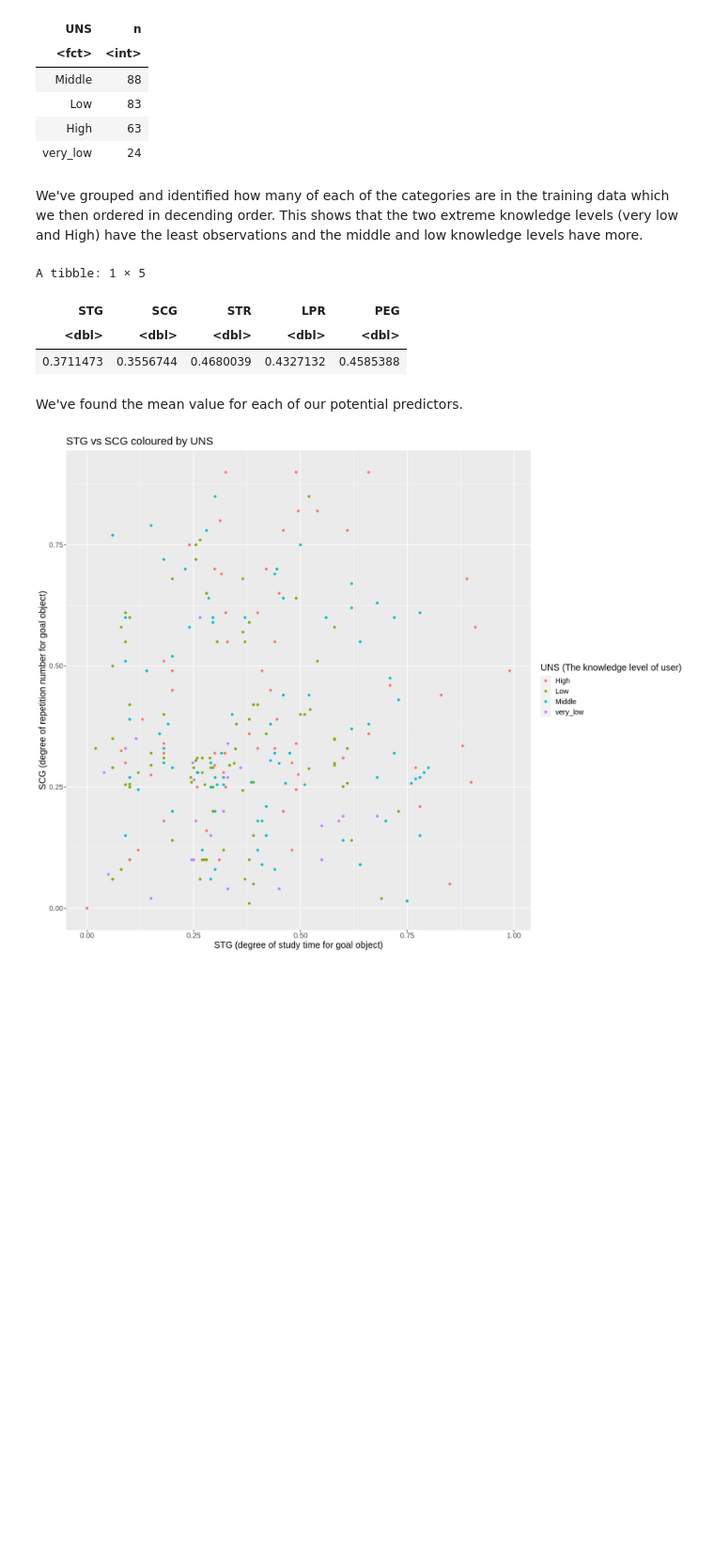
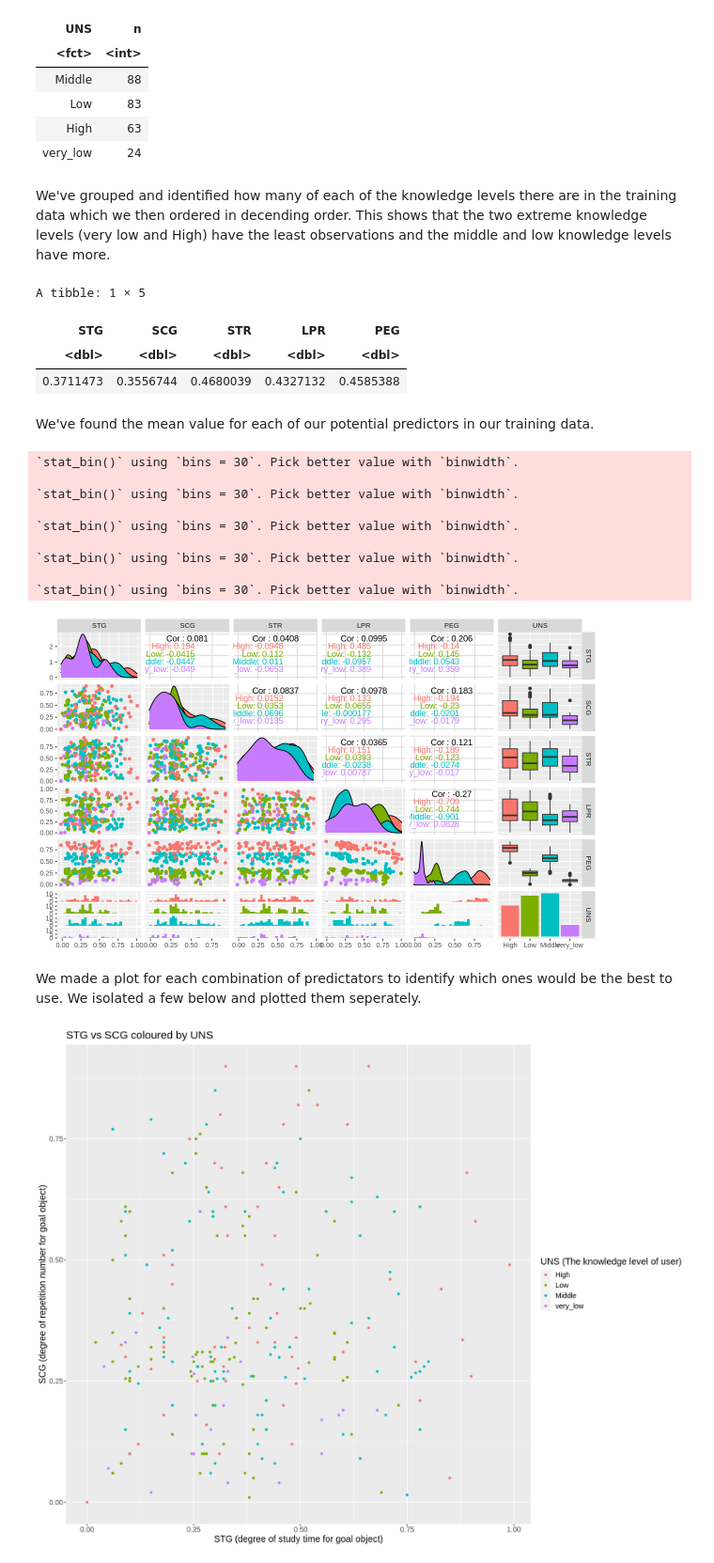
Before and after one commit to Jet-G/dsci-group-project-14, a Jupyter notebook: proposal/Proposal.ipynb, the cells around one changed output. Shown: that part at 94% size. Drawn from its saved outputs; the diff is of its cells as text; code cells hidden in the pictures; blank space fills up the shorter version.

```diff
--- a/proposal/Proposal.ipynb
+++ b/proposal/Proposal.ipynb
@@ -31,5 +47,5 @@ download.file(url, destfile = "data/Data_User_Modeling_Dataset_Hamdi.xls")
 # %%
-training_data <- read_excel("data/Data_User_Modeling_Dataset_Hamdi.xls", sheet = 2) %>%
+training_data <- read_excel("Data_User_Modeling_Dataset_Hamdi.xls", sheet = 2) %>%
 select(STG:UNS) %>%
 mutate(UNS = as.factor(UNS))
 training_data
@@ -102,7 +118,7 @@ A tibble: 4 × 2
 | High | 63 |
 | very_low | 24 |
 # %% [markdown]
-We've grouped and identified how many of each of the categories are in the training data which we then ordered in decending order. This shows that the two extreme knowledge levels (very low and High) have the least observations and the middle and low knowledge levels have more.
+We've grouped and identified how many of each of the knowledge levels there are in the training data which we then ordered in decending order. This shows that the two extreme knowledge levels (very low and High) have the least observations and the middle and low knowledge levels have more.
 # %%
 UNS_mean <- select(training_data, STG:PEG) %>%
 map_df(mean, na.rm = TRUE)
@@ -114,7 +130,25 @@ A tibble: 1 × 5
 | <dbl> | <dbl> | <dbl> | <dbl> | <dbl> |
 | 0.3711473 | 0.3556744 | 0.4680039 | 0.4327132 | 0.4585388 |
 # %% [markdown]
-We've found the mean value for each of our potential predictors.
+We've found the mean value for each of our potential predictors in our training data.
+# %%
+graph <- training_data %>%
+    ggpairs(aes(color = UNS))
+
+graph
+# %% [output]
+`stat_bin()` using `bins = 30`. Pick better value with `binwidth`.
+
+`stat_bin()` using `bins = 30`. Pick better value with `binwidth`.
+
+`stat_bin()` using `bins = 30`. Pick better value with `binwidth`.
+
+`stat_bin()` using `bins = 30`. Pick better value with `binwidth`.
+
+`stat_bin()` using `bins = 30`. Pick better value with `binwidth`.
+[figure, added]
+# %% [markdown]
+We made a plot for each combination of predictators to identify which ones would be the best to use. We isolated a few below and plotted them seperately.
 # %%
 options(repr.plot.width = 15, repr.plot.height = 12)
 predictor_plot_1 <- ggplot(training_data, aes(x = STG, y = SCG, color = UNS)) +
```
Also changed, not shown: parts of 5 cells of this notebook.
